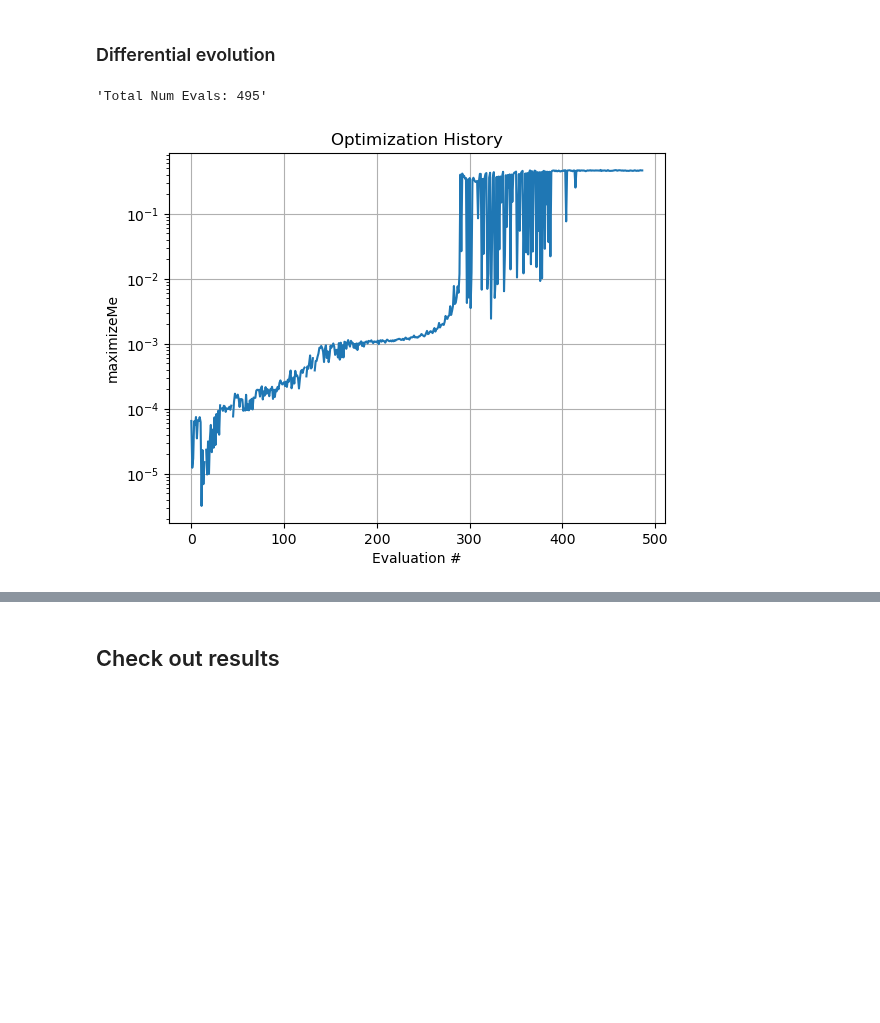
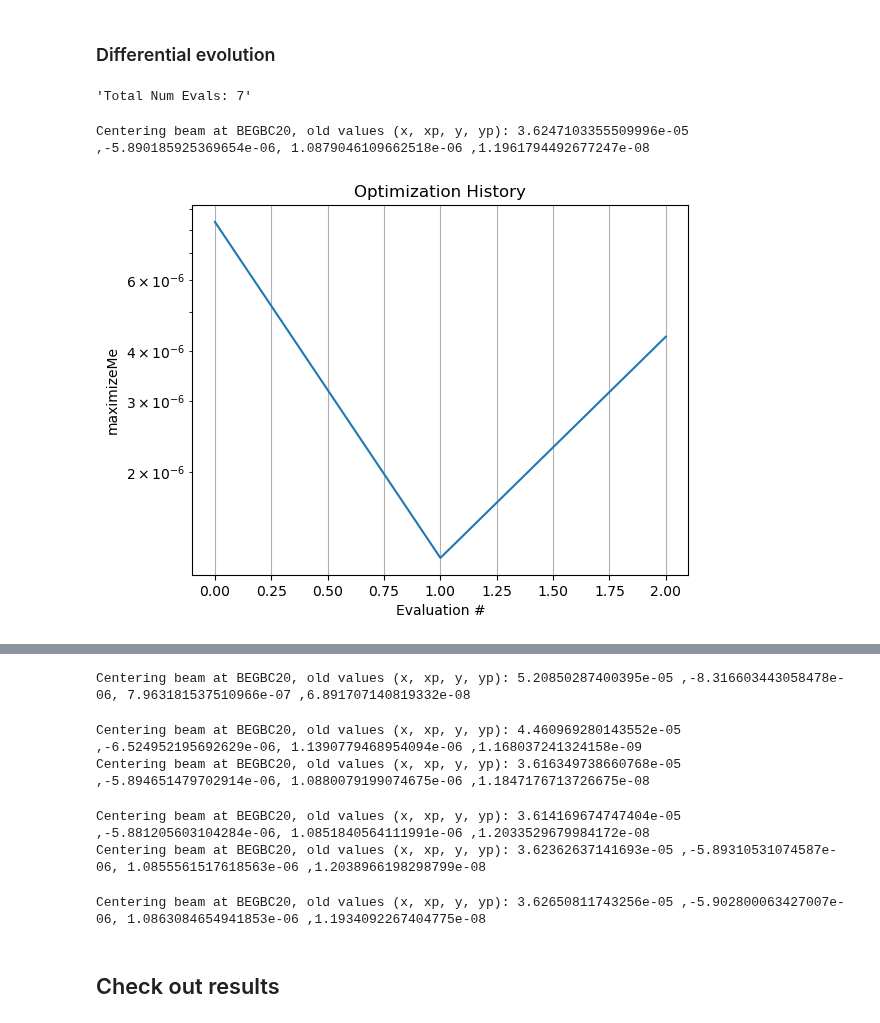
Before and after one commit to slaclab/Jitter-Forked-FACET2-Bmad-PyTao, a Jupyter notebook: 2024-07-31 BC20 two bunch optimization - by spacing.ipynb, the cells around one changed output, grey strips where cells are left out. Cells and saved outputs as stored; diff of their text form; code cells hidden in the pictures; blank space fills up the shorter version.

Commit message:
Optimizer updates

```diff
--- a/2024-07-31 BC20 two bunch optimization - by spacing.ipynb
+++ b/2024-07-31 BC20 two bunch optimization - by spacing.ipynb
@@ -5,7 +5,7 @@ tao = initializeTao(
     inputBeamFilePathSuffix = '/beams/nmmToL0AFEND_2bunch_2024-02-16Clean/2024-02-16_2bunch_1e5Downsample_nudgeWeights.h5',
     #inputBeamFilePathSuffix = '/beams/L0AFEND_facet2-lattice.h5',
 
-    csrTF = False,
+    csrTF = True,
     numMacroParticles=1e3,
     #loadDefaultLatticeTF=False,
     lastTrackedElement="L0BFEND" #Initially, only want to load PInit. This is overriden in propagateToBEGBC20()
@@ -23,7 +23,8 @@ No defaults file provided to setLattice(). Using setLattice_defaults.yml
 Number of macro particles = 1000.0
 # %%
 targetBunchSpacing = 200e-6
-makingChangesUpstreamOfBEGBC20 = False
+makingChangesUpstreamOfBEGBC20 = True
+optimizerCaresAboutTransverse = 1 #1 or 0
 
 def makeBoundsTuple(range, center): return tuple(sorted( ( (1-range)*center, (1+range)*center) ) )
 #boundsRange = 0.5
@@ -39,8 +40,8 @@ pbounds = {
     # "QE10511kG": makeBoundsTuple(quadBoundsRange, getQuadkG(tao, "QE10511")),
     # "QE10525kG": makeBoundsTuple(quadBoundsRange, getQuadkG(tao, "QE10525")),
 
-    # 'L1PhaseSet': (-30, -10),
-    # 'L2PhaseSet': (-50, -30),
+    'L1PhaseSet': (-30, -10),
+    'L2PhaseSet': (-50, -30),
 
     #"B1EkG": makeBoundsTuple(boundsRange, 7.533),
     #"B2EkG": makeBoundsTuple(boundsRange, -10.942),
@@ -252,26 +253,28 @@ def specificOptimizer(
     savedData["maximizeMe"] = 1 / np.mean([
         1e6 * rampToZero( abs(savedData["bunchSpacing"] - targetBunchSpacing), 10e-6, scale = 10e-6),
 
-        1e3 * rampToZero(abs(savedData["PWitness_mean_x"]), tolerableBeamOffset, scale = 1e-6),
-        1e3 * rampToZero(abs(savedData["PWitness_mean_y"]), tolerableBeamOffset, scale = 1e-6),
-        1e3 * rampToZero(abs(savedData["PDrive_mean_x"]  ), tolerableBeamOffset, scale = 1e-6),
-        1e3 * rampToZero(abs(savedData["PDrive_mean_y"]  ), tolerableBeamOffset, scale = 1e-6),
+        # 1e3 * rampToZero(abs(savedData["PWitness_mean_x"]), tolerableBeamOffset, scale = 1e-6),
+        # 1e3 * rampToZero(abs(savedData["PWitness_mean_y"]), tolerableBeamOffset, scale = 1e-6),
+        # 1e3 * rampToZero(abs(savedData["PDrive_mean_x"]  ), tolerableBeamOffset, scale = 1e-6),
+        # 1e3 * rampToZero(abs(savedData["PDrive_mean_y"]  ), tolerableBeamOffset, scale = 1e-6),
 
-        # 1e3 * rampToZero(savedData["transverseCentroidOffset"], tolerableBeamOffset, scale = 1e-6),
+        optimizerCaresAboutTransverse * 1e3 * rampToZero(savedData["transverseCentroidOffset"], tolerableBeamOffset, scale = 1e-6),
 
         # rampToZero(savedData["PWitness_sigma_x"], witnessTransverseSizeCostThreshold, scale = 10e-6),
         # rampToZero(savedData["PWitness_sigma_y"], witnessTransverseSizeCostThreshold, scale = 10e-6),
         # rampToZero(savedData["PDrive_sigma_x"],   driveTransverseSizeCostThreshold, scale = 10e-6),
         # rampToZero(savedData["PDrive_sigma_y"],   driveTransverseSizeCostThreshold, scale = 10e-6),
 
-        rampToZero(savedData["PDrive_emitSI90_x"],   driveEmittanceThreshold, scale = 10e-6),
-        rampToZero(savedData["PDrive_emitSI90_y"],   driveEmittanceThreshold, scale = 10e-6),
-        rampToZero(savedData["PWitness_emitSI90_x"], witnessEmittanceThreshold, scale = 10e-6),
-        rampToZero(savedData["PWitness_emitSI90_y"], witnessEmittanceThreshold, scale = 10e-6),
+        optimizerCaresAboutTransverse * rampToZero(savedData["PDrive_emitSI90_x"],   driveEmittanceThreshold, scale = 10e-6),
+        optimizerCaresAboutTransverse * rampToZero(savedData["PDrive_emitSI90_y"],   driveEmittanceThreshold, scale = 10e-6),
+        optimizerCaresAboutTransverse * rampToZero(savedData["PWitness_emitSI90_x"], witnessEmittanceThreshold, scale = 10e-6),
+        optimizerCaresAboutTransverse * rampToZero(savedData["PWitness_emitSI90_y"], witnessEmittanceThreshold, scale = 10e-6),
 
 
         rampToZero(savedData["PDrive_zLen"],   driveLengthCostThreshold,   scale = 10e-6),
-        rampToZero(savedData["PWitness_zLen"], witnessLengthCostThreshold,  scale = 10e-6)
+        rampToZero(savedData["PWitness_zLen"], witnessLengthCostThreshold,  scale = 10e-6),
+
+        1e-20 #Prevent infinities
     ])
 
 
@@ -519,7 +520,7 @@ with open('setLattice_defaults.yml', 'r') as file:
 defaultSettingsVector = [importedDefaultSettings[key] for key in list(pbounds.keys())]
 # %%
 #Optional: Define list of starting points
-totalPopSize = 50  # Total population size
+totalPopSize = 20  # Total population size
 numDimensions = len(bounds)  # Number of parameters
 
 #Uniformly distributed
@@ -539,7 +540,7 @@ for i in range(numDimensions):
     #Optional: Define mean based on defaultSettingsVector
     mean = defaultSettingsVector[i]
 
-    std_dev = (high - low) / 50
+    std_dev = (high - low) / 5
     populationDE[:, i] = np.random.normal(mean, std_dev, totalPopSize)
 
 #Optional: Add specific points to initial evaluation list
@@ -553,40 +554,34 @@ populationDE = np.vstack([[ defaultSettingsVector ], populationDE])
 #     disp=True,
 #     polish = False,
 #     init = populationDE
-# )
-
-# from scipy.optimize import direct
-
-# result = differential_evolution(
-#     wrapperDE,
-#     bounds,
 # )
 
 from scipy.optimize import minimize
 
 
 #Optional: Manually define starting simplex
 # initial_simplex = np.tile(defaultSettingsVector, (numDimensions + 1, 1))
 # for i in range(1, numDimensions + 1):
 #     initial_simplex[i][i - 1] *= 1.1
 
 result = minimize(
     wrapperDE,
     defaultSettingsVector,
     method = "Nelder-Mead",
     bounds = bounds,
     #options={'initial_simplex': initial_simplex}
 )
 
 # result = minimize(
 #     wrapperDE,
 #     defaultSettingsVector,
 #     method = "L-BFGS-B",
 #     bounds = bounds,
 #     options = {"eps": [0.001*x for x in defaultSettingsVector]}
 # )
 
 print(problem.history)
 # %% [output]
-'Total Num Evals: 495'
+'Total Num Evals: 7'
+Centering beam at BEGBC20, old values (x, xp, y, yp): 3.6247103355509996e-05 ,-5.890185925369654e-06, 1.0879046109662518e-06 ,1.1961794492677247e-08
-[figure, old version]
+[figure, new version]
@@ -594,3 +588,9 @@ WARNING! Expected drive/witness structure not found
+Centering beam at BEGBC20, old values (x, xp, y, yp): 5.20850287400395e-05 ,-8.316603443058478e-06, 7.963181537510966e-07 ,6.891707140819332e-08
+Centering beam at BEGBC20, old values (x, xp, y, yp): 4.460969280143552e-05 ,-6.524952195692629e-06, 1.1390779468954094e-06 ,1.168037241324158e-09
+Centering beam at BEGBC20, old values (x, xp, y, yp): 3.616349738660768e-05 ,-5.894651479702914e-06, 1.0880079199074675e-06 ,1.1847176713726675e-08
+Centering beam at BEGBC20, old values (x, xp, y, yp): 3.614169674747404e-05 ,-5.881205603104284e-06, 1.0851840564111991e-06 ,1.2033529679984172e-08
+Centering beam at BEGBC20, old values (x, xp, y, yp): 3.62362637141693e-05 ,-5.89310531074587e-06, 1.0855561517618563e-06 ,1.2038966198298799e-08
+Centering beam at BEGBC20, old values (x, xp, y, yp): 3.62650811743256e-05 ,-5.902800063427007e-06, 1.0863084654941853e-06 ,1.1934092267404775e-08
 # %% [markdown]
 ## Check out results
 # %%
```
Also changed, not shown: parts of 4 cells of this notebook, 2 other files.
